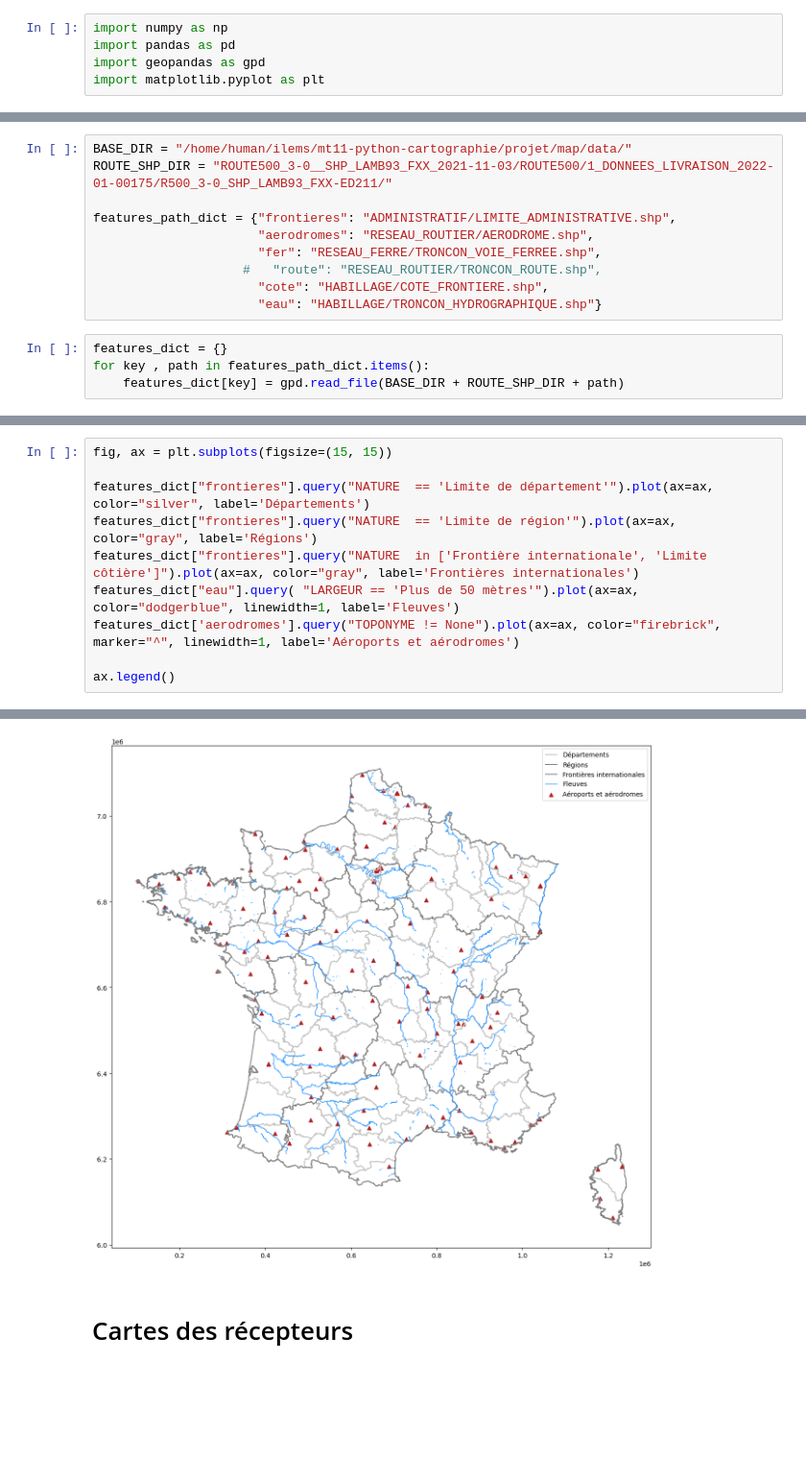
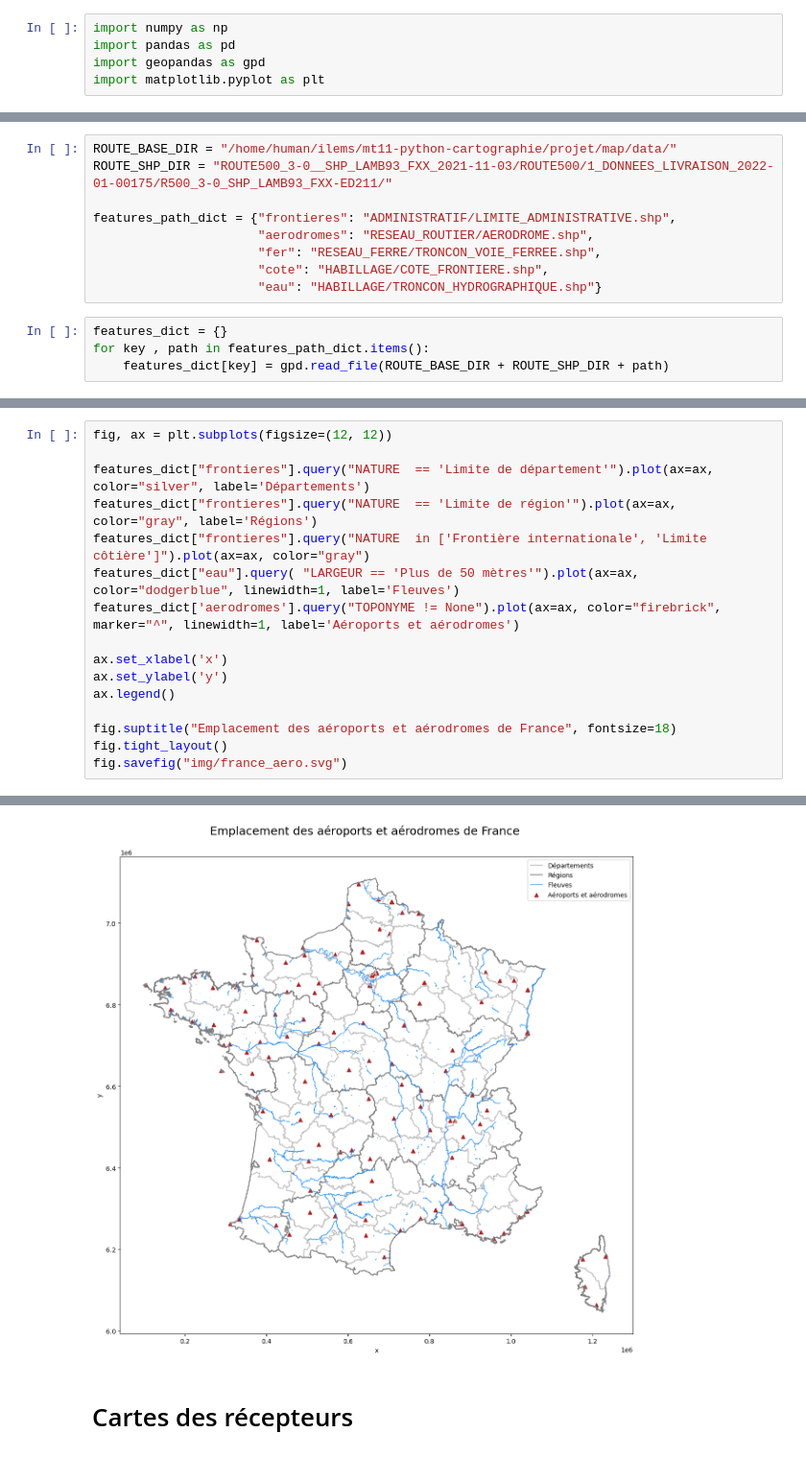
Before and after one commit to 3700240/mt11-carto-mlat, a Jupyter notebook: carte_france.ipynb, the cells around one changed output, grey strips where cells are left out. Shown: that part at 96% size. Saved outputs shown, nothing was run; the diff lists cells and outputs as text; blank space fills up the shorter version.

```diff
--- a/carte_france.ipynb
+++ b/carte_france.ipynb
@@ -6,15 +14,14 @@ import matplotlib.pyplot as plt
 # %%
-BASE_DIR = "/home/human/ilems/mt11-python-cartographie/projet/map/data/"
+ROUTE_BASE_DIR = "/home/human/ilems/mt11-python-cartographie/projet/map/data/"
 ROUTE_SHP_DIR = "ROUTE500_3-0__SHP_LAMB93_FXX_2021-11-03/ROUTE500/1_DONNEES_LIVRAISON_2022-01-00175/R500_3-0_SHP_LAMB93_FXX-ED211/"
 
 features_path_dict = {"frontieres": "ADMINISTRATIF/LIMITE_ADMINISTRATIVE.shp",
                       "aerodromes": "RESEAU_ROUTIER/AERODROME.shp",
                       "fer": "RESEAU_FERRE/TRONCON_VOIE_FERREE.shp",
-                    #   "route": "RESEAU_ROUTIER/TRONCON_ROUTE.shp",
                       "cote": "HABILLAGE/COTE_FRONTIERE.shp",
                       "eau": "HABILLAGE/TRONCON_HYDROGRAPHIQUE.shp"}
 # %%
 features_dict = {}
 for key , path in features_path_dict.items():
-    features_dict[key] = gpd.read_file(BASE_DIR + ROUTE_SHP_DIR + path)
+    features_dict[key] = gpd.read_file(ROUTE_BASE_DIR + ROUTE_SHP_DIR + path)
 # %% [markdown]
@@ -43,11 +29,17 @@ def sph2lcc(lon, lat):
 # %%
-fig, ax = plt.subplots(figsize=(15, 15))
+fig, ax = plt.subplots(figsize=(12, 12))
 
 features_dict["frontieres"].query("NATURE  == 'Limite de département'").plot(ax=ax, color="silver", label='Départements')
 features_dict["frontieres"].query("NATURE  == 'Limite de région'").plot(ax=ax, color="gray", label='Régions')
-features_dict["frontieres"].query("NATURE  in ['Frontière internationale', 'Limite côtière']").plot(ax=ax, color="gray", label='Frontières internationales')
+features_dict["frontieres"].query("NATURE  in ['Frontière internationale', 'Limite côtière']").plot(ax=ax, color="gray")
 features_dict["eau"].query( "LARGEUR == 'Plus de 50 mètres'").plot(ax=ax, color="dodgerblue", linewidth=1, label='Fleuves')
 features_dict['aerodromes'].query("TOPONYME != None").plot(ax=ax, color="firebrick", marker="^", linewidth=1, label='Aéroports et aérodromes')
 
+ax.set_xlabel('x')
+ax.set_ylabel('y')
 ax.legend()
+
+fig.suptitle("Emplacement des aéroports et aérodromes de France", fontsize=18)
+fig.tight_layout()
+fig.savefig("img/france_aero.svg")
 # %% [output]
@@ -55,4 +46,4 @@ ax.legend()
-[figure, old version]
+[figure, new version]
 # %% [markdown]
 # Cartes des récepteurs
 # %% [markdown]
```
Also changed, not shown: parts of 19 cells of this notebook, 9 other files.
